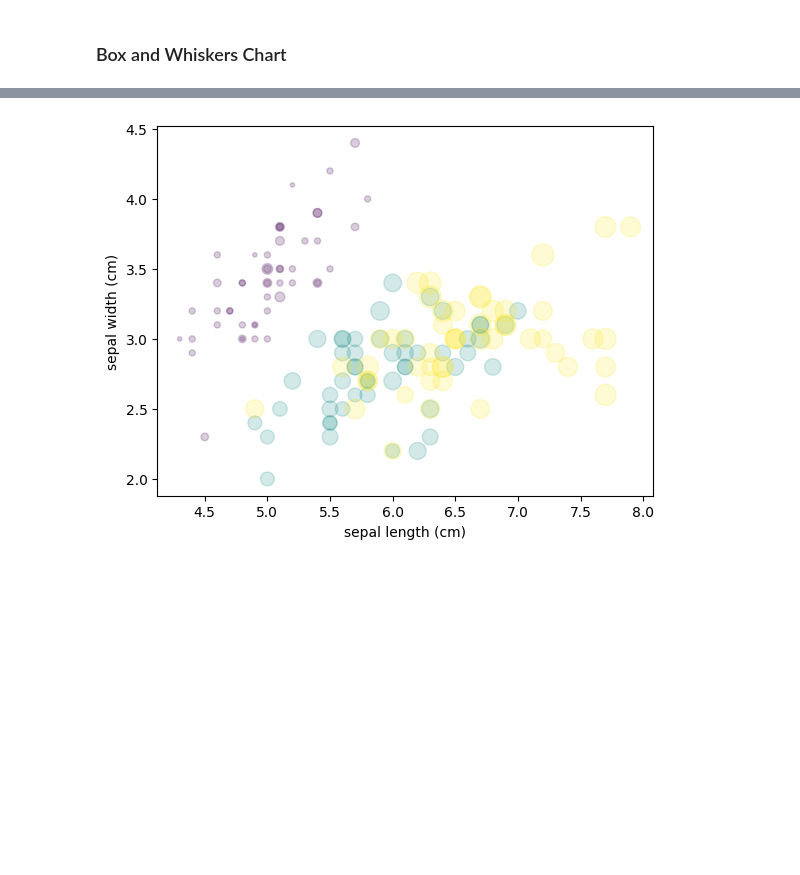
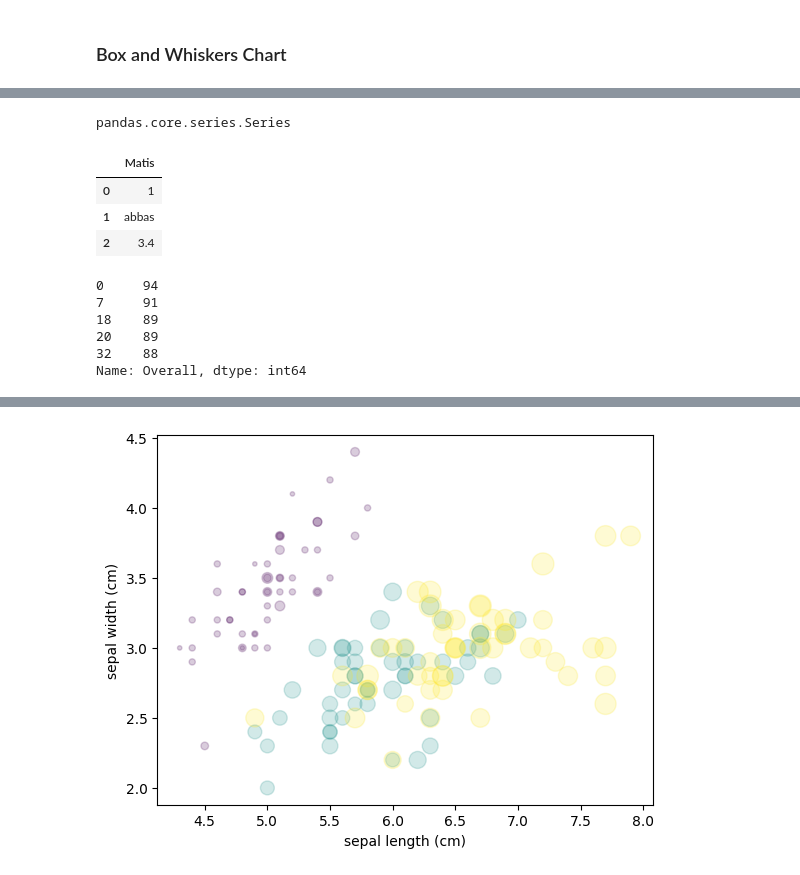
Before and after one commit to abbasmalekpour/AdalegIT, a Jupyter notebook: notebooks/04-Matplotlib/Matplotlib.ipynb, the cells around one changed output, grey strips where cells are left out. Cells and saved outputs as stored; diff of their text form; code cells hidden in the pictures; blank space fills up the shorter version.

```diff
--- a/notebooks/04-Matplotlib/Matplotlib.ipynb
+++ b/notebooks/04-Matplotlib/Matplotlib.ipynb
@@ -237,3 +247,25 @@ plt.show()
+# %%
+lst = [1, 'abbas', 3.4]
+type(lst[1])
+arr = np.array(lst)
+type(arr[1])
+df = pd.DataFrame(lst, columns=['Matis'])
+display(type(df['Matis']), df)
+# %% [output]
+pandas.core.series.Series
+|  | Matis |
+| 0 | 1 |
+| 1 | abbas |
+| 2 | 3.4 |
+# %%
+fifa.loc[fifa.Club=='FC Barcelona']['Overall'].head()
+# %% [output]
+0     94
+7     91
+18    89
+20    89
+32    88
+Name: Overall, dtype: int64
 # %%
 plt.style.use('default')
 
```
Also changed, not shown: parts of 6 cells of this notebook, 9 other files.
